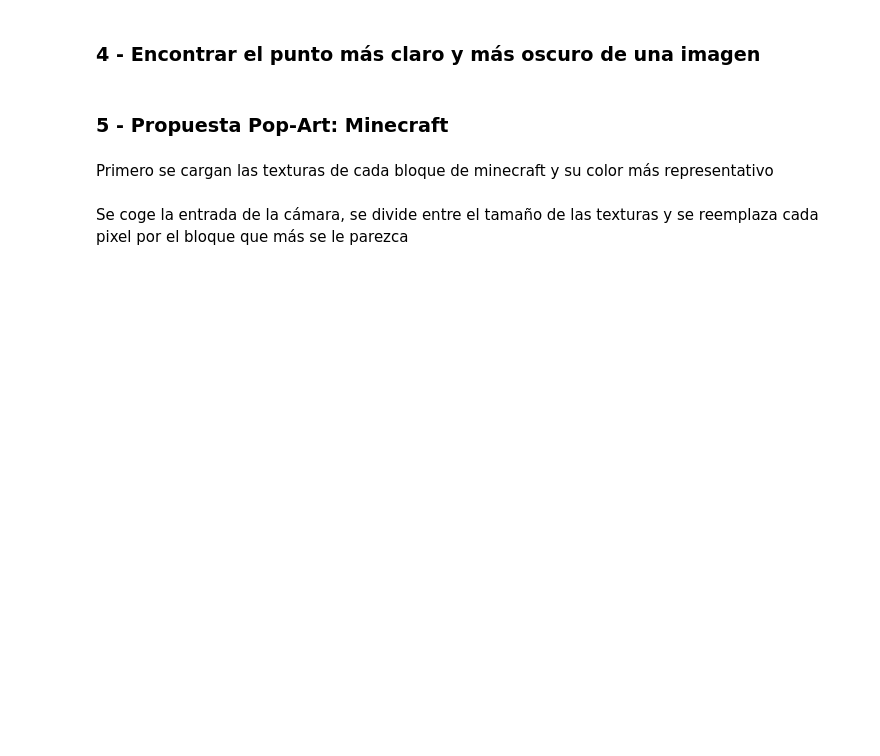
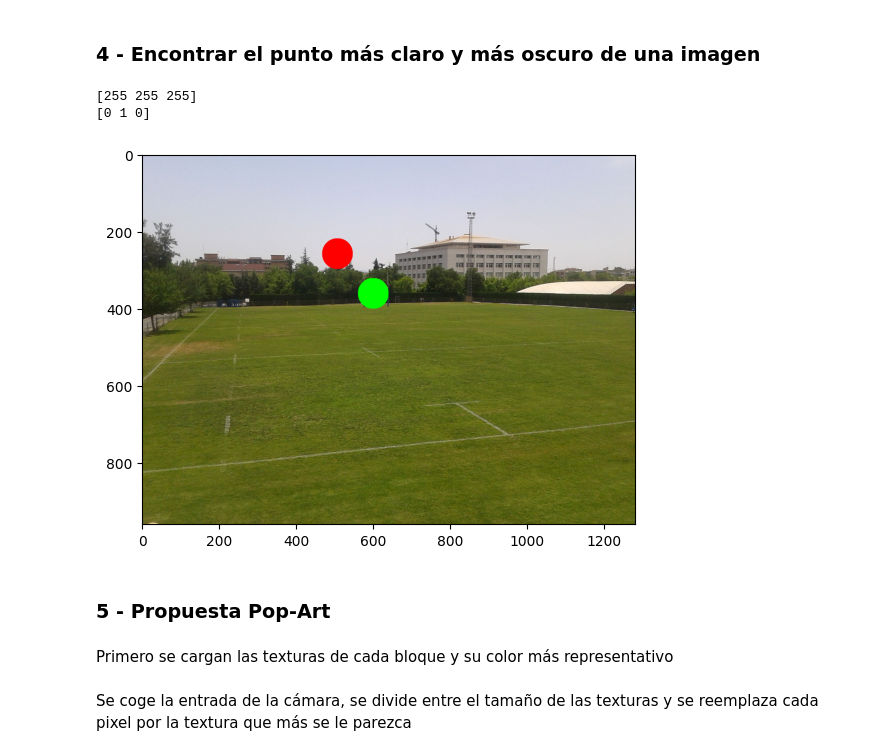
Before and after one commit to AndreaSantaloz/OnePracticeVC, a Jupyter notebook: entrega.ipynb, the cells around one changed output. Drawn from its saved outputs; the diff is of its cells as text; code cells hidden in the pictures; blank space fills up the shorter version.

Commit message:
Changes in README and entrega

```diff
--- a/entrega.ipynb
+++ b/entrega.ipynb
@@ -177,31 +184,34 @@ cv2.destroyAllWindows()
 ### 4 - Encontrar el punto más claro y más oscuro de una imagen
 # %%
 
-
-pixels = cv2.imread("test-images/CAMPO.jpg", cv2.IMREAD_COLOR)
+pixels = cv2.imread("./test-images/CAMPO.jpg", cv2.IMREAD_COLOR)
 pixels=cv2.cvtColor(pixels,cv2.COLOR_BGR2RGB)
 oscuro,claro = np.array([255, 255, 255], dtype=np.int32),np.array([0, 0, 0], dtype=np.int32)
 coordXYC,coordXYO=[0,0],[0,0]
 
 for fila in range(0,pixels.shape[0]):
     for columna in range(0,pixels.shape[1]):
           pixel = pixels[fila, columna].astype(np.int32)
           if np.sum(pixel) > np.sum(claro):
             claro = pixel
             coordXYC = [fila, columna]
           if np.sum(pixel) < np.sum(oscuro):
             oscuro = pixel
             coordXYO = [fila, columna]
 
 pixels = pixels.astype(np.uint8)
 print(pixels[coordXYC[0],coordXYC[1]])
 print(pixels[coordXYO[0],coordXYO[1]])
 cv2.circle(pixels, (coordXYC[1], coordXYC[0]), 40, color=(255, 0, 0), thickness=-1)
 cv2.circle(pixels, (coordXYO[1], coordXYO[0]), 40, color=(0, 255, 0), thickness=-1)
 plt.imshow(pixels)
 plt.show()
+# %% [output]
+[255 255 255]
+[0 1 0]
+[figure, added]
 # %% [markdown]
-### 5 - Propuesta Pop-Art: Minecraft
+### 5 - Propuesta Pop-Art
 # %% [markdown]
-Primero se cargan las texturas de cada bloque de minecraft y su color más representativo
+Primero se cargan las texturas de cada bloque y su color más representativo
 # %%
@@ -239,4 +246,4 @@ for filename in os.listdir(texture_directory):
 # %% [markdown]
-Se coge la entrada de la cámara, se divide entre el tamaño de las texturas y se reemplaza cada pixel por el bloque que más se le parezca
+Se coge la entrada de la cámara, se divide entre el tamaño de las texturas y se reemplaza cada pixel por la textura que más se le parezca
 # %%
 vid = cv2.VideoCapture(0)
```
Also changed, not shown: parts of 5 cells of this notebook, 6 other files.
